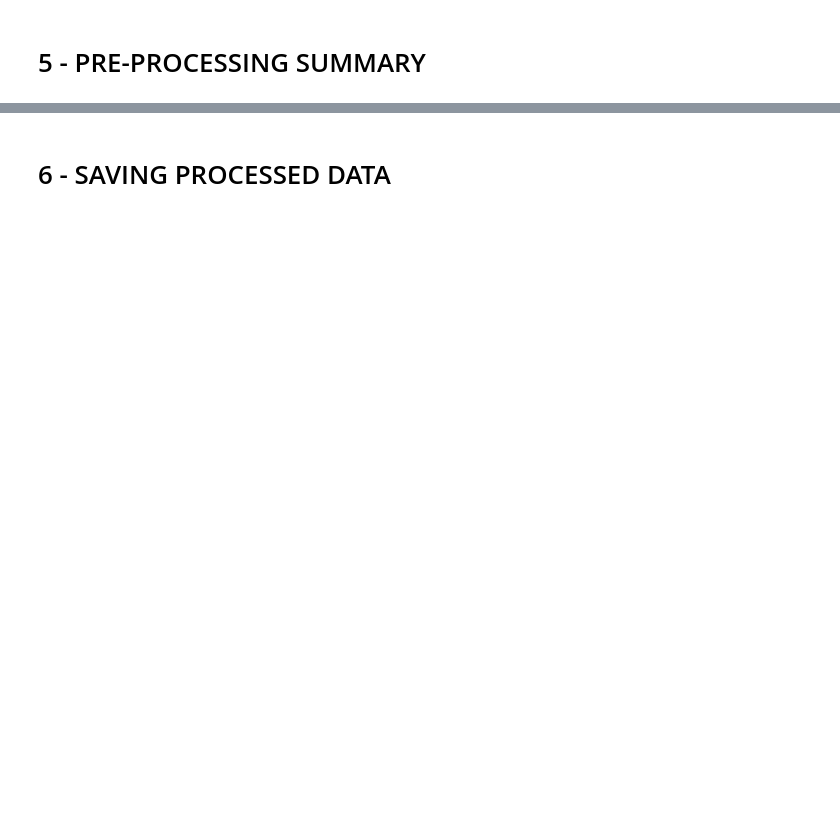
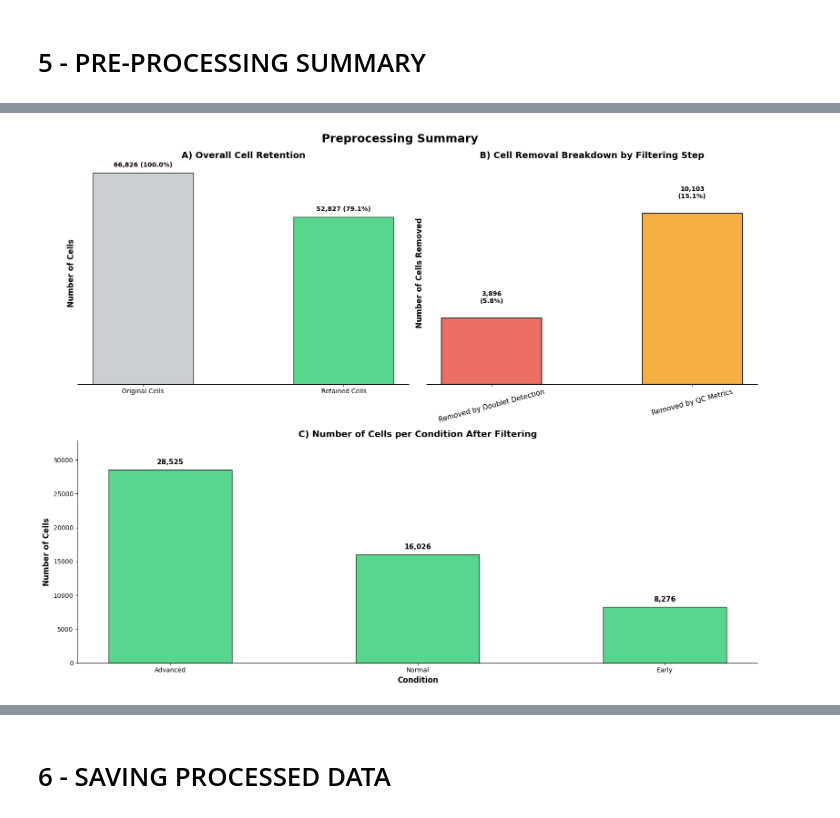
Before and after one commit to ensiferum877/pd-scrna-seq-analysis, a Jupyter notebook: notebooks/Output_Biomni_PD_scRNAseq.ipynb, the cells around one changed output, grey strips where cells are left out. Drawn from its saved outputs; the diff is of its cells as text; code cells hidden in the pictures; blank space fills up the shorter version.

```diff
--- a/notebooks/Output_Biomni_PD_scRNAseq.ipynb
+++ b/notebooks/Output_Biomni_PD_scRNAseq.ipynb
@@ -435,7 +435,7 @@ n_doublets_total = doublet_df['doublets_removed'].sum()
 n_after_doublets = doublet_df['cells_after'].sum()
 
 # Concatenate filtered samples for next step
-adata = sc.concat(adatas_filtered, label='sample')
+adata_concat = sc.concat(adatas_filtered, label='sample')
 print(f"✓ Combined {len(adatas_filtered)} samples: {adata.n_obs:,} cells remaining")
 # %% [output]
 Running doublet detection...
@@ -1191,0 +856,88 @@ plt.show()
+# %%
+# ============================================================
+# COMBINED PREPROCESSING SUMMARY PLOTS
+# ============================================================
+
+fig = plt.figure(figsize=(16, 12))
+
+# --- Plot 1: Overall Cell Retention (Top Left) ---
+ax1 = fig.add_subplot(2, 2, 1)
+categories = ['Original Cells', 'Retained Cells']
+counts = [n_cells_raw, adata_filtered.n_obs]
+pct_retained = (adata_filtered.n_obs / n_cells_raw) * 100
+
+# Color update: Neutral Grey for Original, Green for Retained
+bars1 = ax1.bar(categories, counts, color=['#bdc3c7', '#2ecc71'], edgecolor='black', alpha=0.8, width=0.5)
+
+for bar, count in zip(bars1, counts):
+    percentage = (count / n_cells_raw) * 100
+    ax1.text(bar.get_x() + bar.get_width()/2, bar.get_height() + (n_cells_raw * 0.02),
+             f'{count:,} ({percentage:.1f}%)',
+             ha='center', va='bottom', fontweight='bold', fontsize=10)
+
+ax1.set_title('A) Overall Cell Retention', fontweight='bold', fontsize=14)
+ax1.set_ylabel('Number of Cells', fontweight='bold', fontsize=12)
+ax1.set_yticks([])
+ax1.spines[['top', 'right', 'left']].set_visible(False)
+
+# --- Plot 2: Cells Removed by Step (Top Right) ---
+ax2 = fig.add_subplot(2, 2, 2)
+labels_removed = ['Removed by Doublet Detection', 'Removed by QC Metrics']
+values_removed = [n_doublets_total, cells_removed_by_qc]
+colors_removed = ['#e74c3c', '#f39c12']
+
+total_removed = n_doublets_total + cells_removed_by_qc
+
+# Reduced width to 0.5 for elegance
+bars2 = ax2.bar(labels_removed, values_removed, color=colors_removed, edgecolor='black', linewidth=1.5, alpha=0.8, width=0.5)
+
+for idx, bar in enumerate(bars2):
+    height = bar.get_height()
+    # Calculate percentage for each bar individually
+    pct_of_original_per_bar = (values_removed[idx] / n_cells_raw) * 100
+    # Adjust vertical position to avoid title overlap and give some space
+    ax2.text(bar.get_x() + bar.get_width()/2., height + (max(values_removed) * 0.08), # Increased offset
+             f'{values_removed[idx]:,}\n({pct_of_original_per_bar:.1f}%)',
+             ha='center', va='bottom', fontsize=10, fontweight='bold')
+
+ax2.set_ylabel('Number of Cells Removed', fontweight='bold', fontsize=12)
+ax2.set_title('B) Cell Removal Breakdown by Filtering Step', fontweight='bold', fontsize=14)
+ax2.set_xticks(range(len(labels_removed)))
+ax2.set_xticklabels(labels_removed, fontsize=11, rotation=15, ha='center')
+ax2.spines[['top', 'right', 'left']].set_visible(False)
+ax2.set_yticks([])
+ax2.set_ylim(0, max(values_removed) * 1.3) # Give more vertical space
+
+# --- Plot 3: Cells per Condition After Filtering (Bottom Row, Spanning) ---
+ax3 = fig.add_subplot(2, 1, 2) # 2 rows, 1 column, 2nd plot (effectively spans both bottom columns)
+
+x_cond = condition_counts.index
+y_cond = condition_counts.values
+
+# Color update: Use the same Green as 'Retained' in Plot A for consistency
+colors_cond = ['#2ecc71'] * len(x_cond)
+
+# Reduced width to 0.5 for elegance
+bars3 = ax3.bar(x_cond, y_cond, color=colors_cond, edgecolor='black', alpha=0.8, width=0.5)
+
+# Iterate over the bars directly
+for bar in bars3:
+    height = bar.get_height()
+    # Use offset proportional to the max bar height to ensure consistency across all bars
+    offset = condition_counts.max() * 0.02
+    ax3.text(bar.get_x() + bar.get_width()/2., height + offset,
+             f'{int(height):,}', ha='center', va='bottom', fontsize=11, fontweight='bold')
+
+ax3.set_title('C) Number of Cells per Condition After Filtering', fontweight='bold', fontsize=14)
+ax3.set_xlabel('Condition', fontweight='bold', fontsize=12)
+ax3.set_ylabel('Number of Cells', fontweight='bold', fontsize=12)
+ax3.spines[['top', 'right']].set_visible(False)
+ax3.set_ylim(0, condition_counts.max() * 1.15) # Ensure enough space for the highest bar's label and its text
+
+plt.tight_layout()
+plt.suptitle('Preprocessing Summary', fontsize=18, fontweight='bold', y=1.02) # Master title
+plt.show()
+
+print("\n" + "="*60)
+# %% [output]
+[figure, added]
```
Also changed, not shown: parts of 13 cells of this notebook.
